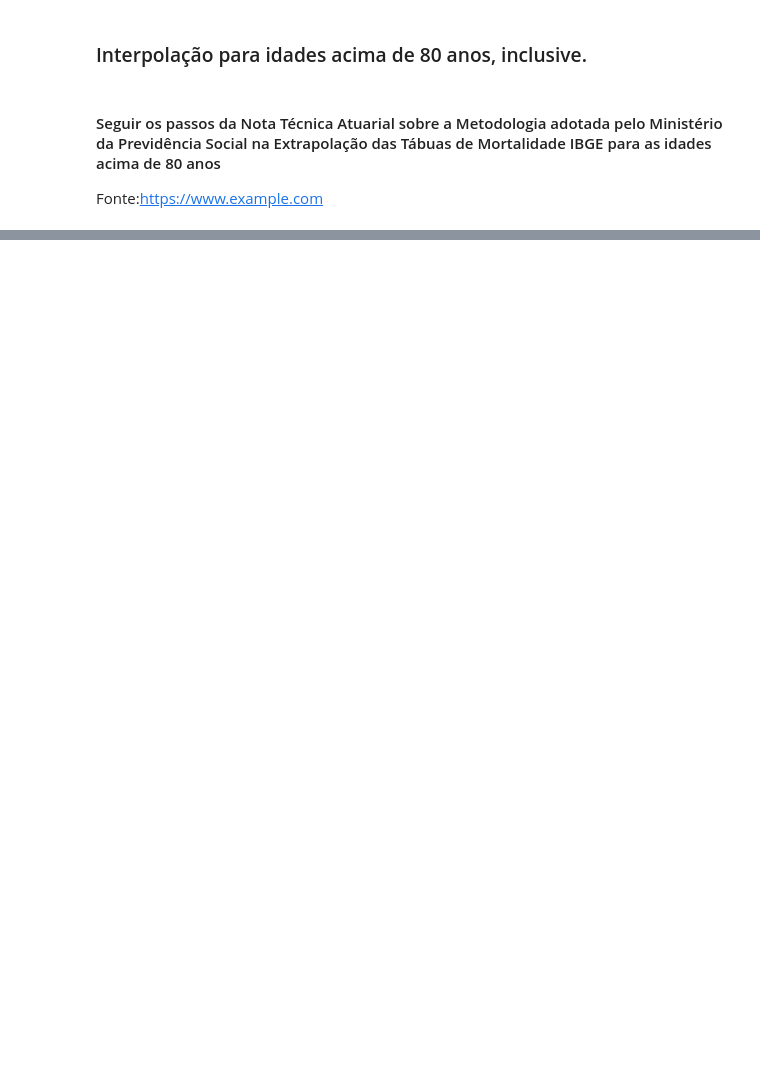
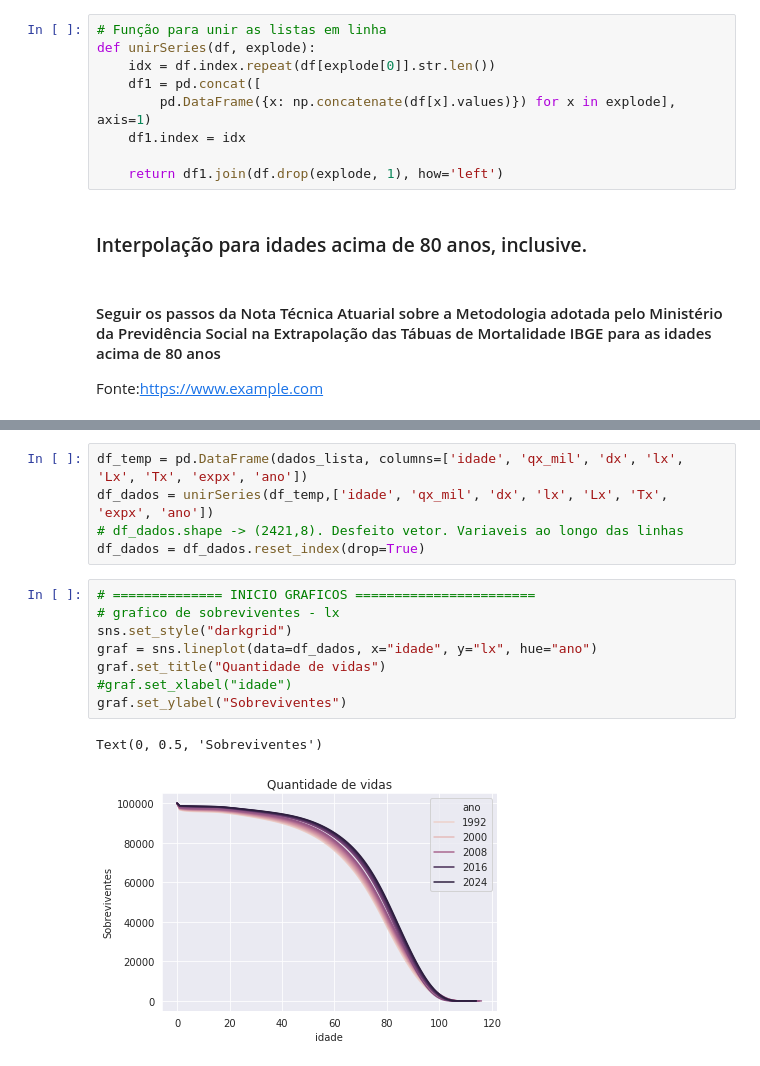
Before and after one commit to Domdoug/tabua_mortalidade_atuarial_com_lstm, a Jupyter notebook: Expectativa_vida.ipynb, the cells around one changed output, grey strips where cells are left out. Cells and saved outputs as stored; diff of their text form; blank space fills up the shorter version.

```diff
--- a/Expectativa_vida.ipynb
+++ b/Expectativa_vida.ipynb
@@ -246,3 +364,12 @@ df_homem[df_homem['x'].astype(str).str.contains("80")].head()
+# %%
+# Função para unir as listas em linha
+def unirSeries(df, explode):
+    idx = df.index.repeat(df[explode[0]].str.len())
+    df1 = pd.concat([
+        pd.DataFrame({x: np.concatenate(df[x].values)}) for x in explode], axis=1)
+    df1.index = idx
+
+    return df1.join(df.drop(explode, 1), how='left')
 # %% [markdown]
 ### Interpolação para idades acima de 80 anos, inclusive.
 # %% [markdown]
@@ -760,0 +438,16 @@ dados
+# %%
+df_temp = pd.DataFrame(dados_lista, columns=['idade', 'qx_mil', 'dx', 'lx', 'Lx', 'Tx', 'expx', 'ano'])
+df_dados = unirSeries(df_temp,['idade', 'qx_mil', 'dx', 'lx', 'Lx', 'Tx', 'expx', 'ano'])
+# df_dados.shape -> (2421,8). Desfeito vetor. Variaveis ao longo das linhas
+df_dados = df_dados.reset_index(drop=True)
+# %%
+# ============== INICIO GRAFICOS =======================
+# grafico de sobreviventes - lx
+sns.set_style("darkgrid")
+graf = sns.lineplot(data=df_dados, x="idade", y="lx", hue="ano")
+graf.set_title("Quantidade de vidas")
+#graf.set_xlabel("idade")
+graf.set_ylabel("Sobreviventes")
+# %% [output]
+Text(0, 0.5, 'Sobreviventes')
+[figure, added]
```
Also changed, not shown: parts of 106 cells of this notebook, 1 other file.
